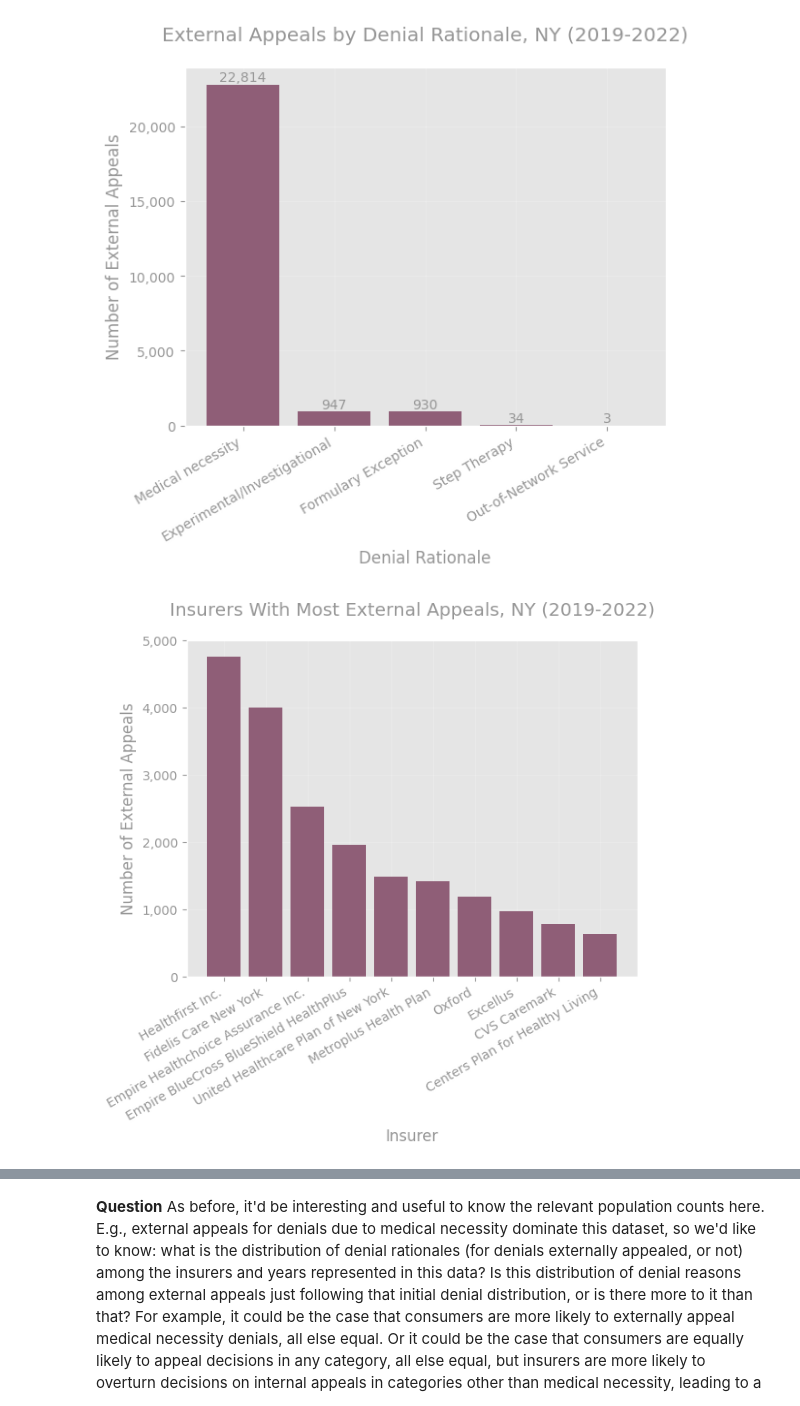
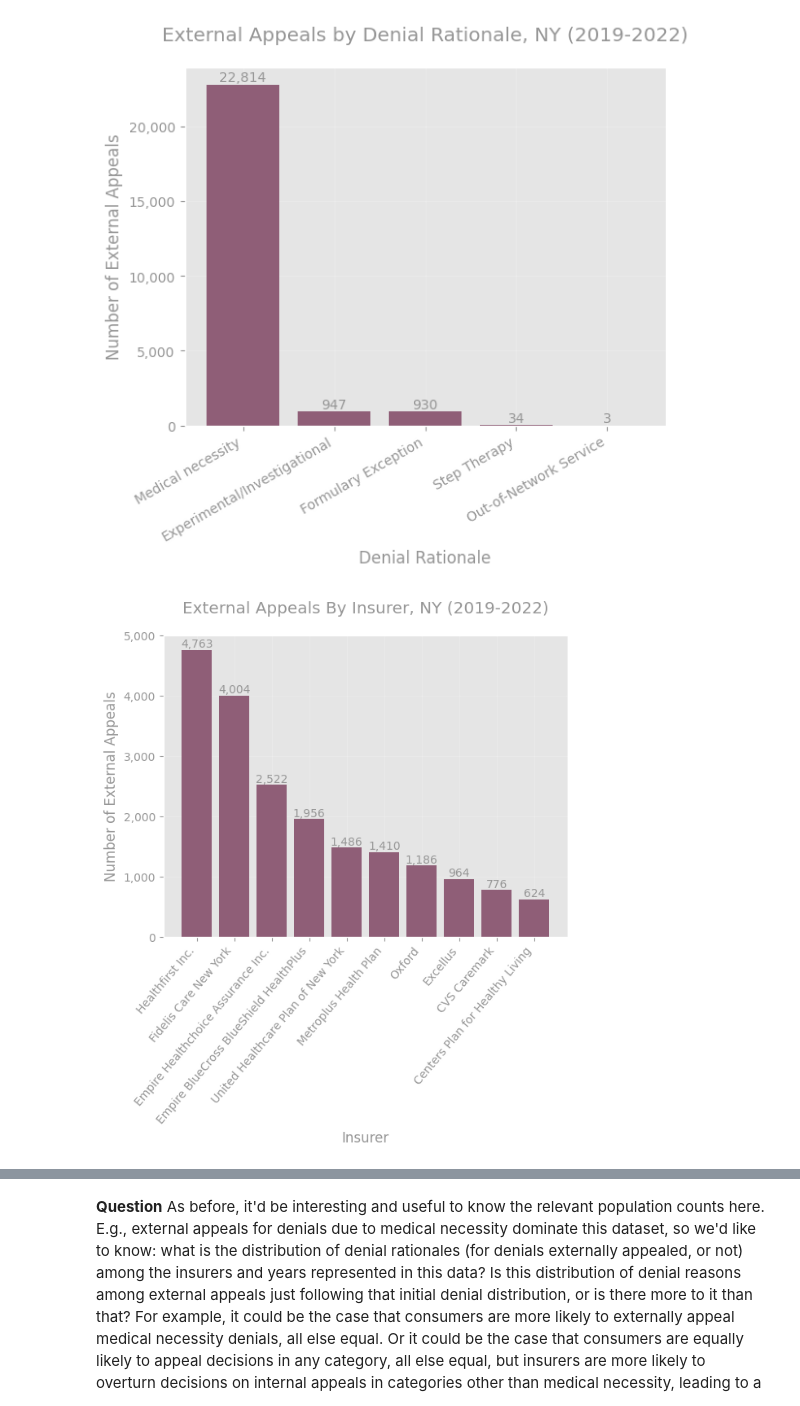
Before and after one commit to TPAFS/investigations, a Jupyter notebook: investigations/claims_denials/nys_external_appeals.ipynb, the cells around one changed output, grey strips where cells are left out. Drawn from its saved outputs; the diff is of its cells as text; code cells hidden in the pictures.

Commit message:
Add insurer breakdown plot

```diff
--- a/investigations/claims_denials/nys_external_appeals.ipynb
+++ b/investigations/claims_denials/nys_external_appeals.ipynb
@@ -230,20 +230,33 @@ plot_bar(
 )
 # %% [output]
 [figure]
+# %%
+def get_subgrp_rates(subgrp):
+    d = {}
+    d["overturn_rate"] = (subgrp["Appeal Decision"] == "Overturned").sum() / len(subgrp)
+    d["external_appeals"] = len(subgrp)
+    return pd.Series(d, index=["overturn_rate", "external_appeals"])
+
+
+insurer_groups = df.groupby("Health Plan").apply(get_subgrp_rates).reset_index()
+insurer_groups = insurer_groups.sort_values("external_appeals", ascending=False)
 # %%
 # Breakdown Appeals by Insurer/Issuer
-title = "Insurers With Most External Appeals, NY (2019-2022)"
+title = "External Appeals By Insurer, NY (2019-2022)"
 val_axis_label = "Number of External Appeals"
 cat_axis_label = "Insurer"
-val_counts = df["Health Plan"].value_counts()[:10]
-bar_names, bar_vals = list(val_counts.index), val_counts.values
+bar_vals = insurer_groups["external_appeals"].values[:10]
+bar_names = insurer_groups["Health Plan"].values[:10]
 plot_bar(
     bar_names,
     bar_vals,
     title=title,
     val_axis_label=val_axis_label,
     cat_axis_label=cat_axis_label,
     save_path=os.path.join(OUTPUT_IMAGE_DIR, "external_appeals_top_insurers.png"),
+    bar_label=True,
+    int_vals=True,
+    htick_rotation=50,
 )
 # %% [output]
-[figure, old version]
+[figure, new version]
```
Also changed, not shown: parts of 1 cell of this notebook.
